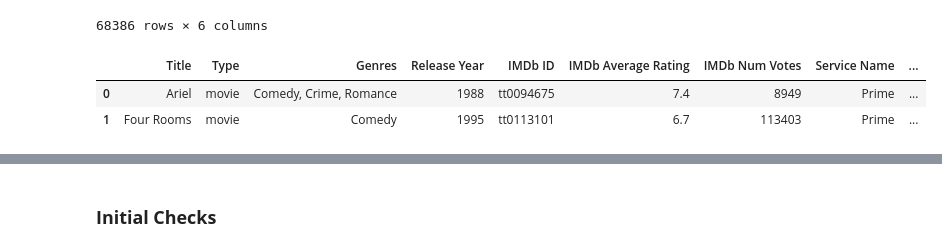
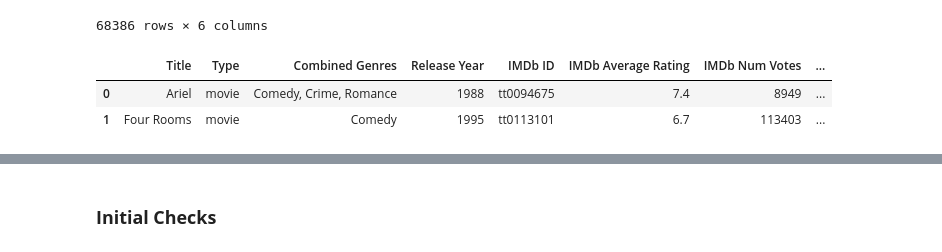
Before and after one commit to rkynhoff/Streaming_Service_Comparisons, a Jupyter notebook: STRM_SERV_COMP_V1.ipynb, the cells around one changed output, grey strips where cells are left out. Drawn from its saved outputs; the diff is of its cells as text; code cells hidden in the pictures.

```diff
--- a/STRM_SERV_COMP_V1.ipynb
+++ b/STRM_SERV_COMP_V1.ipynb
@@ -427,7 +630,7 @@ imdbNumVotes           int64
 dtype: object
 # %%
 # Rename Columns
-prime.rename(columns={"title":"Title","type":"Type","genres":"Genres","releaseYear":"Release Year","imdbId":"IMDb ID","imdbAverageRating":"IMDb Average Rating","imdbNumVotes":"IMDb Num Votes"},inplace = True)
+prime.rename(columns={"title":"Title","type":"Type","genres":"Combined Genres","releaseYear":"Release Year","imdbId":"IMDb ID","imdbAverageRating":"IMDb Average Rating","imdbNumVotes":"IMDb Num Votes"},inplace = True)
 # Add column that identifies the streaming service
 prime["Service Name"] = "Prime"
 prime.columns
@@ -507,12 +746,12 @@ prime["Genres"].str.split(", ",expand=True)
 68386 rows × 6 columns
 # %%
 # Split the elements in the Genres column while creating new columns for the max number
-prime[["Genre 1","Genre 2","Genre 3","Genre 4","Genre 5","Genre 6"]] = prime["Genres"].str.split(',',expand=True)
+prime[["Genre 1","Genre 2","Genre 3","Genre 4","Genre 5","Genre 6"]] = prime["Combined Genres"].str.split(',',expand=True)
 prime.head(2)
 # %% [output]
-|  | Title | Type | Genres | Release Year | IMDb ID | IMDb Average Rating | IMDb Num Votes | Service Name | ... |
-| 0 | Ariel | movie | Comedy, Crime, Romance | 1988 | tt0094675 | 7.4 | 8949 | Prime | ... |
-| 1 | Four Rooms | movie | Comedy | 1995 | tt0113101 | 6.7 | 113403 | Prime | ... |
+|  | Title | Type | Combined Genres | Release Year | IMDb ID | IMDb Average Rating | IMDb Num Votes | ... |
+| 0 | Ariel | movie | Comedy, Crime, Romance | 1988 | tt0094675 | 7.4 | 8949 | ... |
+| 1 | Four Rooms | movie | Comedy | 1995 | tt0113101 | 6.7 | 113403 | ... |
 # %%
 # Merge the dataframes to append them to the end of each other since using the same column names
 streaming = pd.concat([apple, hulu, netflix, prime], axis = 0)
```
Also changed, not shown: parts of 43 cells of this notebook.
